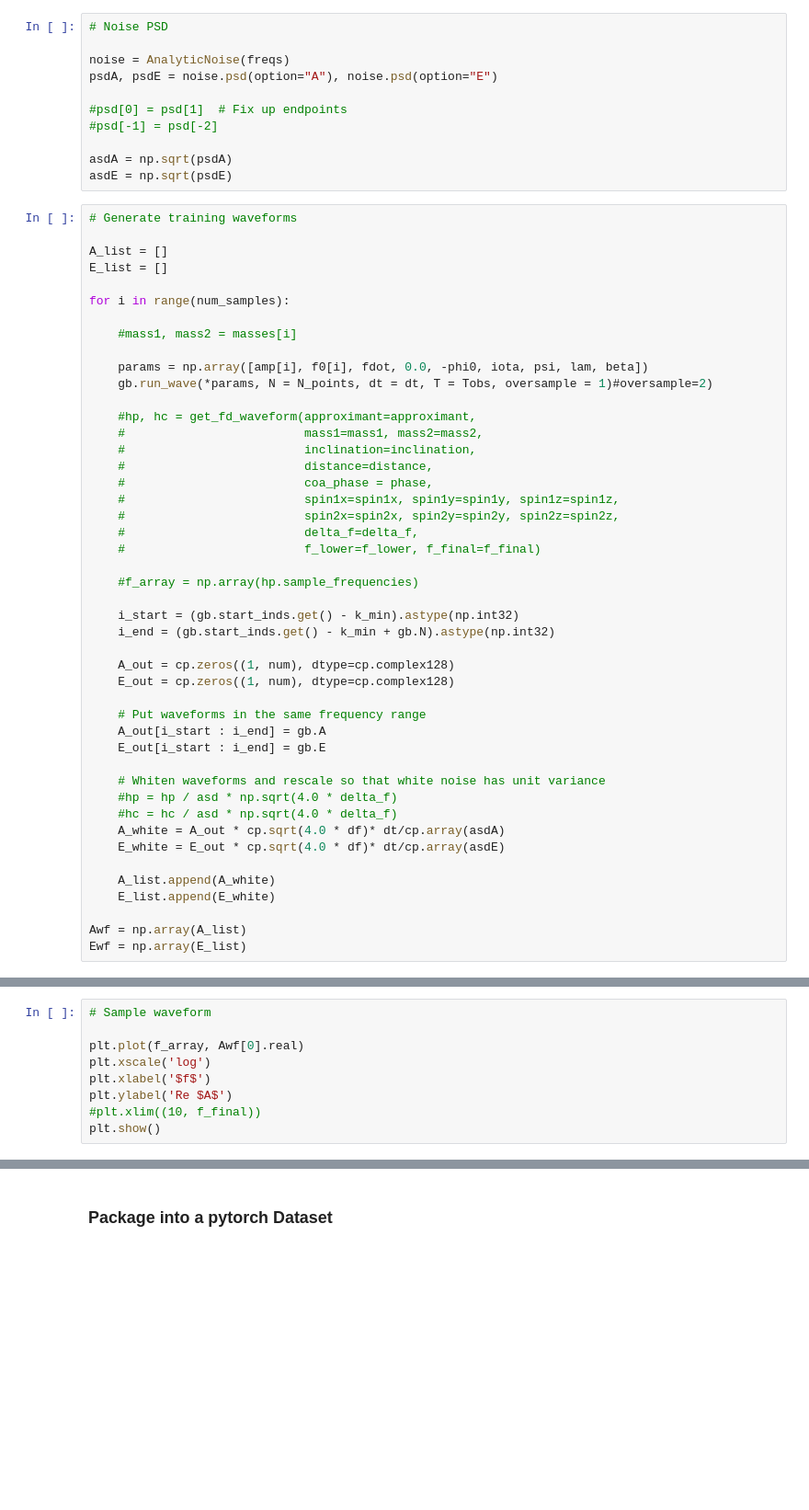
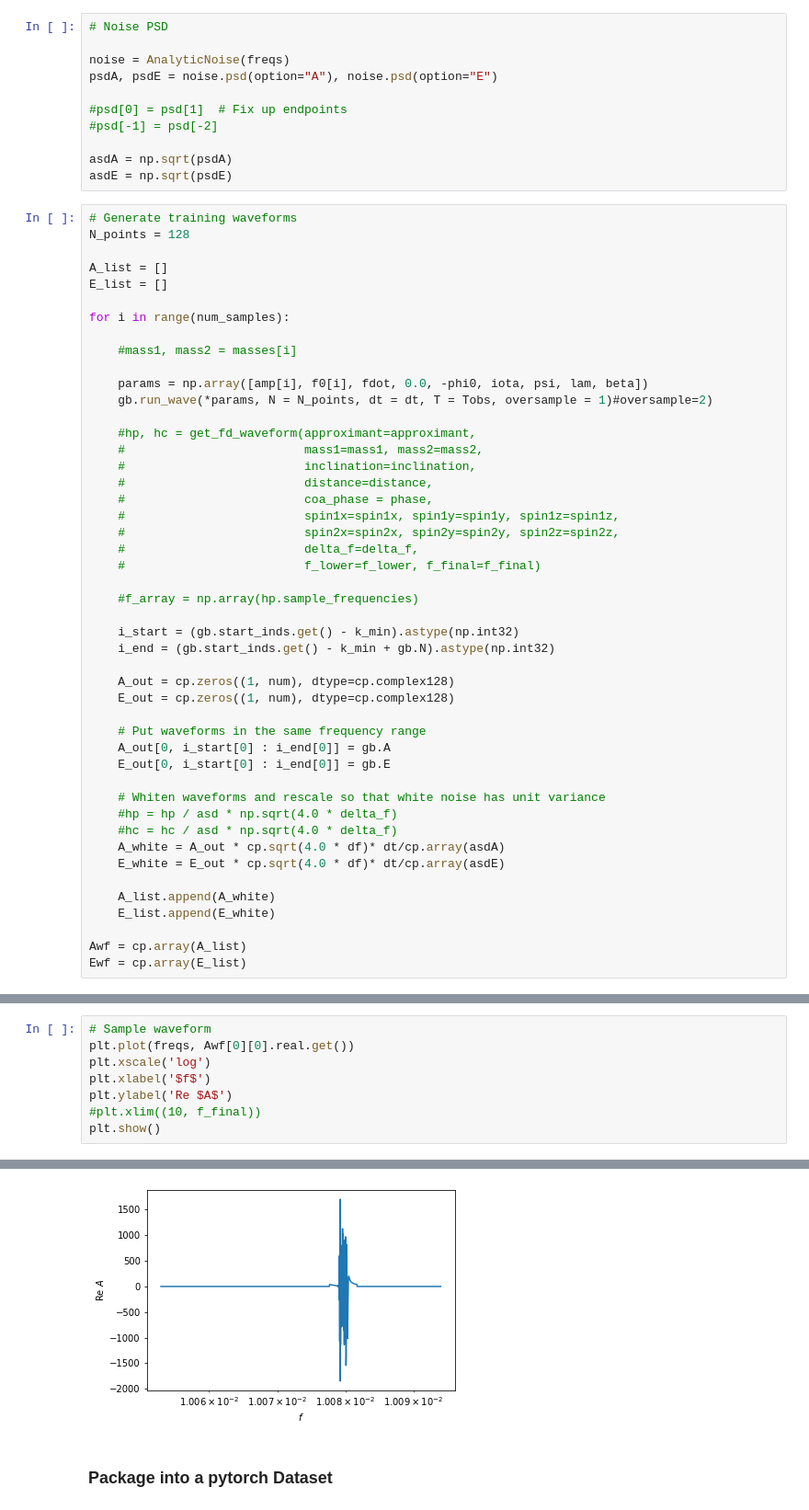
Before and after one commit to NataliaKor/tutorial, a Jupyter notebook: tutorial-ML-for-GWPE.ipynb, the cells around one changed output, grey strips where cells are left out. Shown at 92% size. Cells and saved outputs as stored; diff of their text form; blank space fills up the shorter version.

```diff
--- a/tutorial-ML-for-GWPE.ipynb
+++ b/tutorial-ML-for-GWPE.ipynb
@@ -133,6 +132,7 @@ asdA = np.sqrt(psdA)
 asdE = np.sqrt(psdE)
 # %%
 # Generate training waveforms
+N_points = 128
 
 A_list = []
 E_list = []
@@ -163,8 +163,8 @@ for i in range(num_samples):
     E_out = cp.zeros((1, num), dtype=cp.complex128)
 
     # Put waveforms in the same frequency range
-    A_out[i_start : i_end] = gb.A
-    E_out[i_start : i_end] = gb.E
+    A_out[0, i_start[0] : i_end[0]] = gb.A
+    E_out[0, i_start[0] : i_end[0]] = gb.E
 
     # Whiten waveforms and rescale so that white noise has unit variance
     #hp = hp / asd * np.sqrt(4.0 * delta_f)
@@ -175,5 +175,5 @@ for i in range(num_samples):
     A_list.append(A_white)
     E_list.append(E_white)
 
-Awf = np.array(A_list)
-Ewf = np.array(E_list)
+Awf = cp.array(A_list)
+Ewf = cp.array(E_list)
@@ -182,9 +180,9 @@ NameError: ignored
 # %%
 # Sample waveform
-
-plt.plot(f_array, Awf[0].real)
+plt.plot(freqs, Awf[0][0].real.get())
 plt.xscale('log')
 plt.xlabel('$f$')
 plt.ylabel('Re $A$')
 #plt.xlim((10, f_final))
 plt.show()
+# %% [output]
@@ -191,3 +193,4 @@ plt.show()
+[figure, added]
 # %% [markdown]
 ### Package into a pytorch Dataset
 # %%
```
Also changed, not shown: parts of 6 cells of this notebook.
